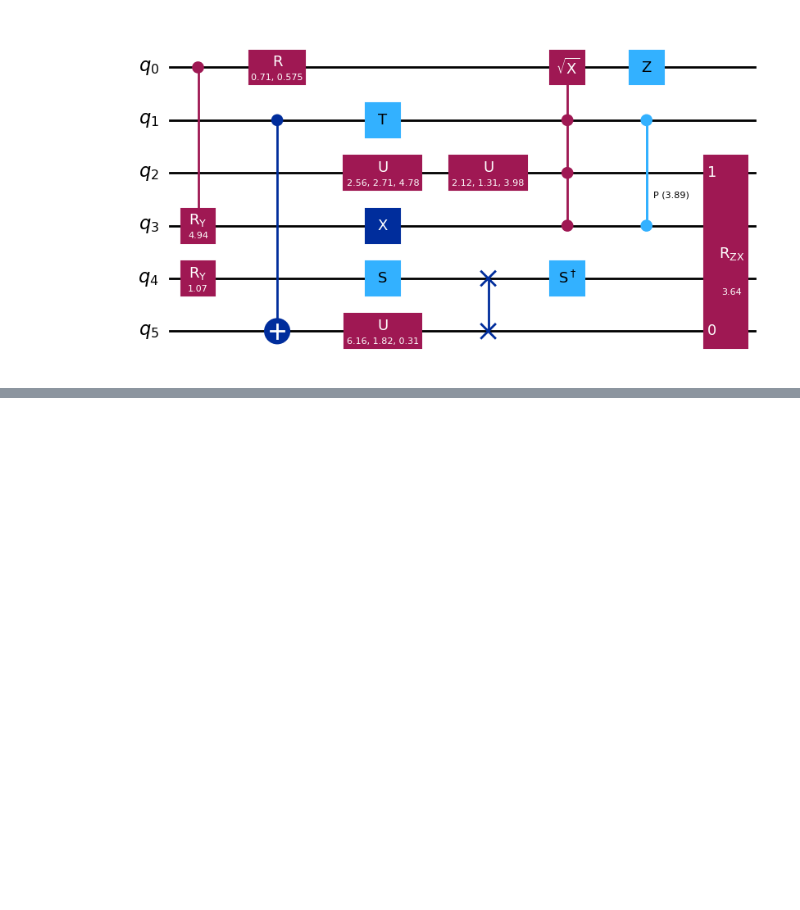
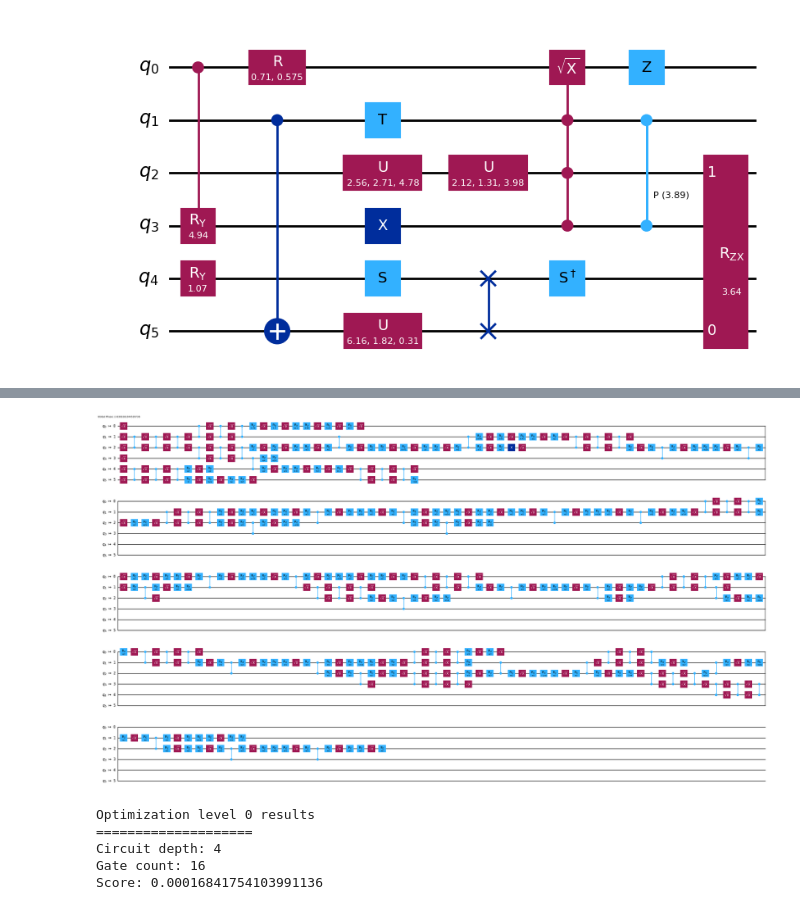
Before and after one commit to sagars2004/2024-IBM-Quantum-Challenge, a Jupyter notebook: ibm-quantum-challenge-2024-lab2.ipynb, the cells around one changed output, grey strips where cells are left out. Saved outputs shown, nothing was run; the diff lists cells and outputs as text; code cells hidden in the pictures; blank space fills up the shorter version.

Commit message:
Testing optimization levels 0, 1, 2, 3, and comparing performance

```diff
--- a/ibm-quantum-challenge-2024-lab2.ipynb
+++ b/ibm-quantum-challenge-2024-lab2.ipynb
@@ -125,3 +125,30 @@ qc = random_circuit(num_qubits,depth,measure=False, seed=seed)
 qc.draw('mpl')
 # %% [output]
 [figure]
+# %%
+# 133 qubit backend
+backend = FakeTorino()
+
+circuit_depths = {
+    'opt_lv_0': None,
+    'opt_lv_1': None,
+    'opt_lv_2': None,
+    'opt_lv_3': None,
+}
+gate_counts = {
+    'opt_lv_0': None,
+    'opt_lv_1': None,
+    'opt_lv_2': None,
+    'opt_lv_3': None,
+}
+
+scores = {
+    'opt_lv_0': None,
+    'opt_lv_1': None,
+    'opt_lv_2': None,
+    'opt_lv_3': None,
+}
+
+# Opt level 0- device characterization experiments, only maps input circuit to target backend
+# Make a pass manager with our desired optimization level and backend
+pm_level0 = generate_preset_pass_manager(backend=backend, optimization_level=0, seed_transpiler=seed)
@@ -127,0 +173,26 @@ qc.draw('mpl')
+# %%
+# Run for our random circuit
+tr_lv0 = pm_level0.run(qc)
+
+# uncomment the next line to draw circuit
+tr_lv0.draw('mpl', idle_wires=False, fold=60)
+# %% [output]
+[figure, added]
+# %%
+# Find the circuit depth of the random circuit, the sum of the total gate number
+# and compute the performance score of this circuit using scoring
+circuit_depths['opt_lv_0'] = qc.depth()
+gate_counts['opt_lv_0'] = sum(qc.count_ops().values())
+scores['opt_lv_0'] = scoring(qc, backend)
+
+print("Optimization level 0 results")
+print("====================")
+print("Circuit depth:", circuit_depths['opt_lv_0'])
+print("Gate count:", gate_counts['opt_lv_0'])
+print("Score:", scores['opt_lv_0'])
+# %% [output]
+Optimization level 0 results
+====================
+Circuit depth: 4
+Gate count: 16
+Score: 0.00016841754103991136
```
Also changed, not shown: parts of 12 cells of this notebook.
